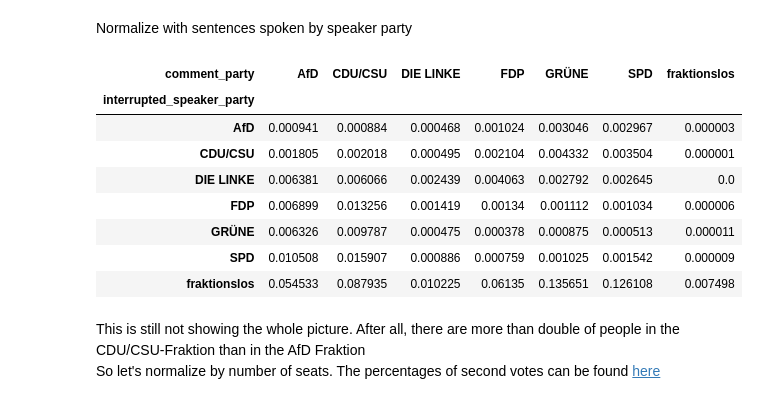
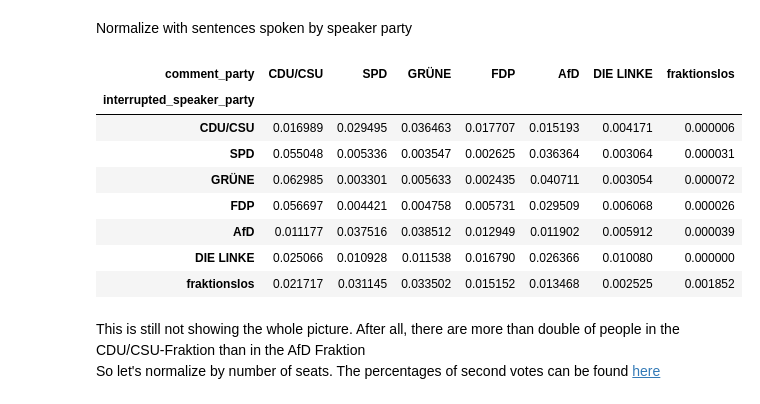
Before and after one commit to stellamoR/bundestag_zwischenrufe, a Jupyter notebook: 04_statistical_analysis.ipynb, the cells around one changed output. Drawn from its saved outputs; the diff is of its cells as text; code cells hidden in the pictures.

```diff
--- a/04_statistical_analysis.ipynb
+++ b/04_statistical_analysis.ipynb
@@ -170,19 +191,18 @@ interruption_matrix
 # %% [markdown]
 Normalize with sentences spoken by speaker party
 # %%
-interruption_matrix_norm_sents = interruption_matrix.div(sentence_count[:,1], axis=0)
+interruption_matrix_norm_sents = interruption_matrix.div(np.array(sentence_count))
+interruption_matrix_norm_sents
+# %% [output]
+| comment_party | CDU/CSU | SPD | GRÜNE | FDP | AfD | DIE LINKE | fraktionslos |
+| interrupted_speaker_party |  |  |  |  |  |  |  |
+| CDU/CSU | 0.016989 | 0.029495 | 0.036463 | 0.017707 | 0.015193 | 0.004171 | 0.000006 |
+| SPD | 0.055048 | 0.005336 | 0.003547 | 0.002625 | 0.036364 | 0.003064 | 0.000031 |
+| GRÜNE | 0.062985 | 0.003301 | 0.005633 | 0.002435 | 0.040711 | 0.003054 | 0.000072 |
+| FDP | 0.056697 | 0.004421 | 0.004758 | 0.005731 | 0.029509 | 0.006068 | 0.000026 |
+| AfD | 0.011177 | 0.037516 | 0.038512 | 0.012949 | 0.011902 | 0.005912 | 0.000039 |
+| DIE LINKE | 0.025066 | 0.010928 | 0.011538 | 0.016790 | 0.026366 | 0.010080 | 0.000000 |
+| fraktionslos | 0.021717 | 0.031145 | 0.033502 | 0.015152 | 0.013468 | 0.002525 | 0.001852 |
-# %%
-interruption_matrix_norm_sents
-# %% [output]
-| comment_party | AfD | CDU/CSU | DIE LINKE | FDP | GRÜNE | SPD | fraktionslos |
-| interrupted_speaker_party |  |  |  |  |  |  |  |
-| AfD | 0.000941 | 0.000884 | 0.000468 | 0.001024 | 0.003046 | 0.002967 | 0.000003 |
-| CDU/CSU | 0.001805 | 0.002018 | 0.000495 | 0.002104 | 0.004332 | 0.003504 | 0.000001 |
-| DIE LINKE | 0.006381 | 0.006066 | 0.002439 | 0.004063 | 0.002792 | 0.002645 | 0.0 |
-| FDP | 0.006899 | 0.013256 | 0.001419 | 0.00134 | 0.001112 | 0.001034 | 0.000006 |
-| GRÜNE | 0.006326 | 0.009787 | 0.000475 | 0.000378 | 0.000875 | 0.000513 | 0.000011 |
-| SPD | 0.010508 | 0.015907 | 0.000886 | 0.000759 | 0.001025 | 0.001542 | 0.000009 |
-| fraktionslos | 0.054533 | 0.087935 | 0.010225 | 0.06135 | 0.135651 | 0.126108 | 0.007498 |
 # %% [markdown]
 This is still not showing the whole picture. After all, there are more than double of people in the CDU/CSU-Fraktion than in the AfD Fraktion
 So let's normalize by number of seats. The percentages of second votes can be found [here](https://www.bundestag.de/parlament/wahlen/ergebnisse_seit1949-244692)
```
Also changed, not shown: parts of 8 cells of this notebook.
